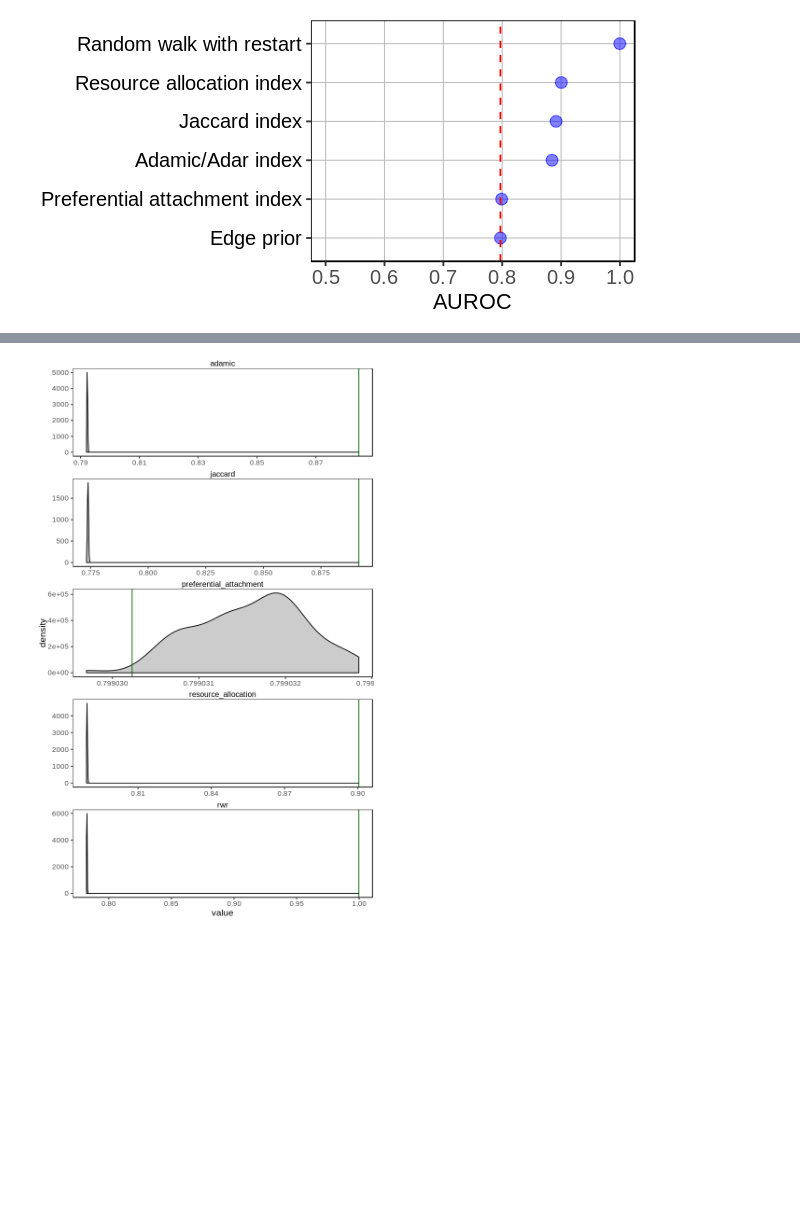
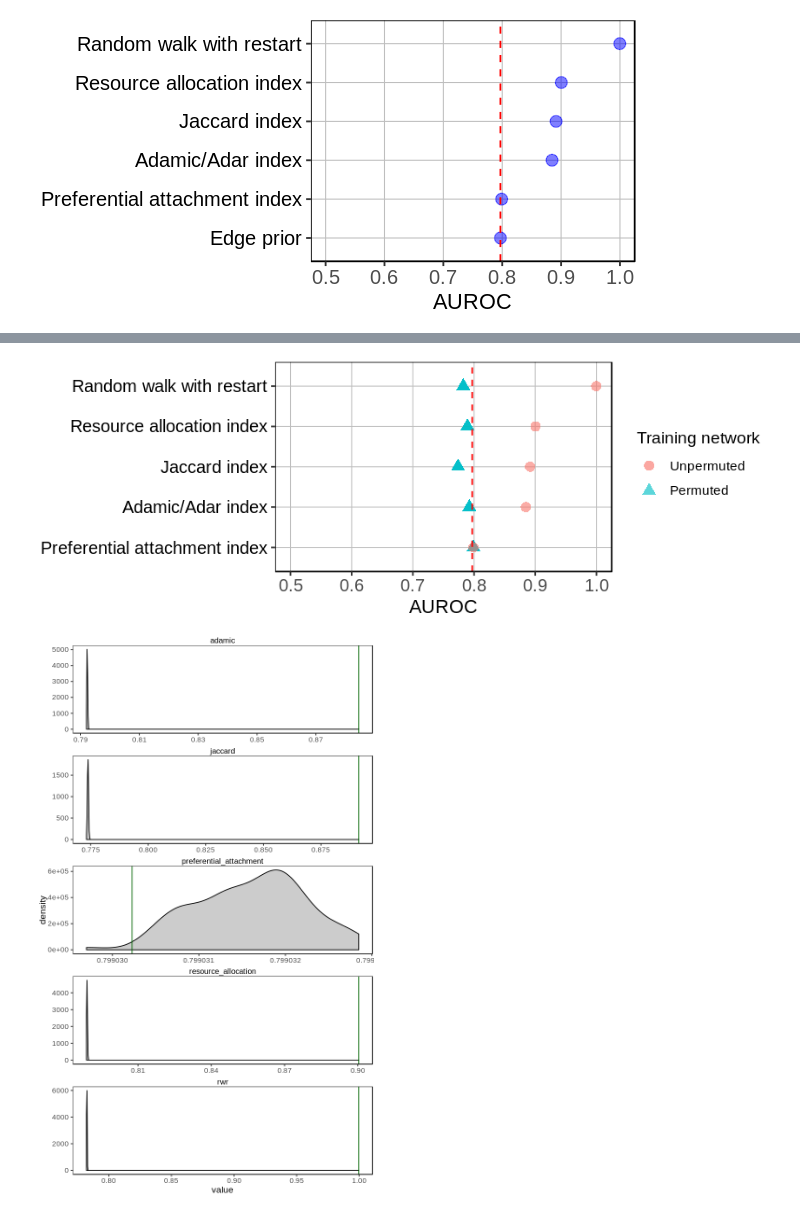
Before and after one commit to greenelab/xswap-analysis, a Jupyter notebook: nb/feature-degree/2.plot_combined.ipynb, the cells around one changed output, grey strips where cells are left out. Cells and saved outputs as stored; diff of their text form; code cells hidden in the pictures; blank space fills up the shorter version.

```diff
--- a/nb/feature-degree/2.plot_combined.ipynb
+++ b/nb/feature-degree/2.plot_combined.ipynb
@@ -264,3 +276,11 @@ auroc_dotplot
+# %%
+options(repr.plot.width=7, repr.plot.height=2.5)
+
+ggsave(filename = '../../img/feature-auroc.png', auroc_dotplot, width = 7, height = 2.5, dpi = 300)
+
+auroc_dotplot
+# %% [output]
+[figure, added]
 # %%
 options(repr.plot.width=6, repr.plot.height=10)
 
```
Also changed, not shown: parts of 5 cells of this notebook.
